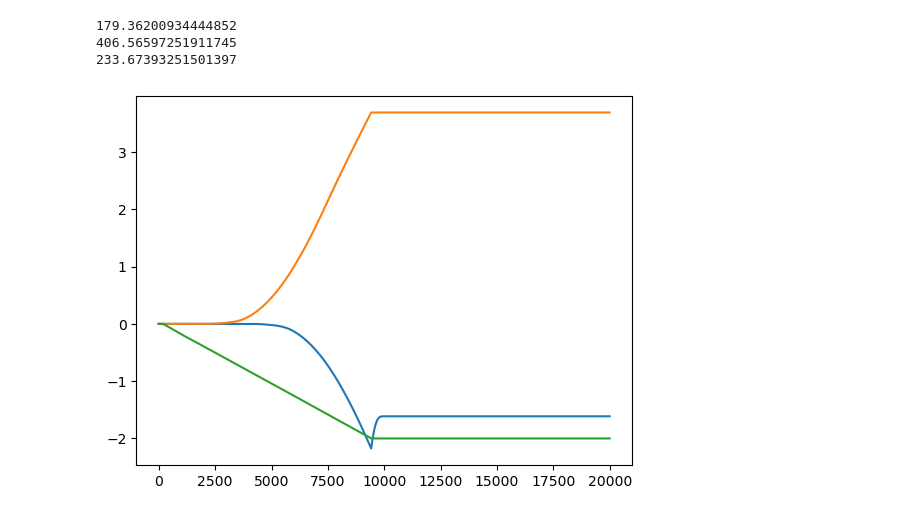
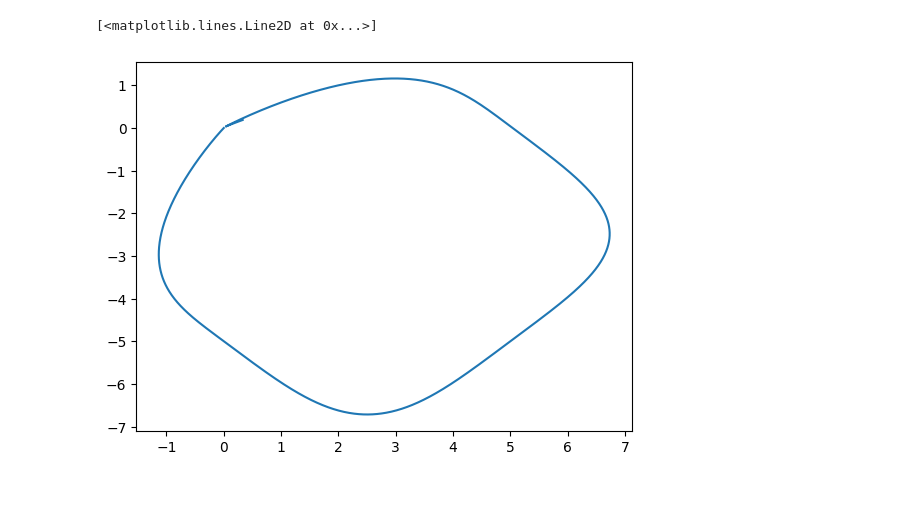
Before and after one commit to CogniPilot/cyecca, a Jupyter notebook: notebook/sim/bezier_ff.ipynb, the cells around one changed output. Drawn from its saved outputs; the diff is of its cells as text; code cells hidden in the pictures.

```diff
--- a/notebook/sim/bezier_ff.ipynb
+++ b/notebook/sim/bezier_ff.ipynb
@@ -356,12 +369,5 @@ plt.legend(["x", "y", "z", "xr", "yr", "zr"])
-# %%
-plt.plot(np.array(pos_list)[:, 0] - x_list)
-plt.plot(np.array(pos_list)[:, 1] - y_list)
-plt.plot(np.array(pos_list)[:, 2] - z_list)
-print(np.linalg.norm(np.array(pos_list)[:, 0] - x_list))
-print(np.linalg.norm(np.array(pos_list)[:, 1] - y_list))
-print(np.linalg.norm(np.array(pos_list)[:, 2] - z_list))
-# %% [output]
-179.36200934444852
-406.56597251911745
-233.67393251501397
-[figure, removed]
+# %%
+plt.plot(np.array(pos_list)[:, 0], np.array(pos_list)[:, 1])
+# %% [output]
+[<matplotlib.lines.Line2D at 0x...>]
+[figure, added]
```
Also changed, not shown: parts of 5 cells of this notebook, 5 other files.
